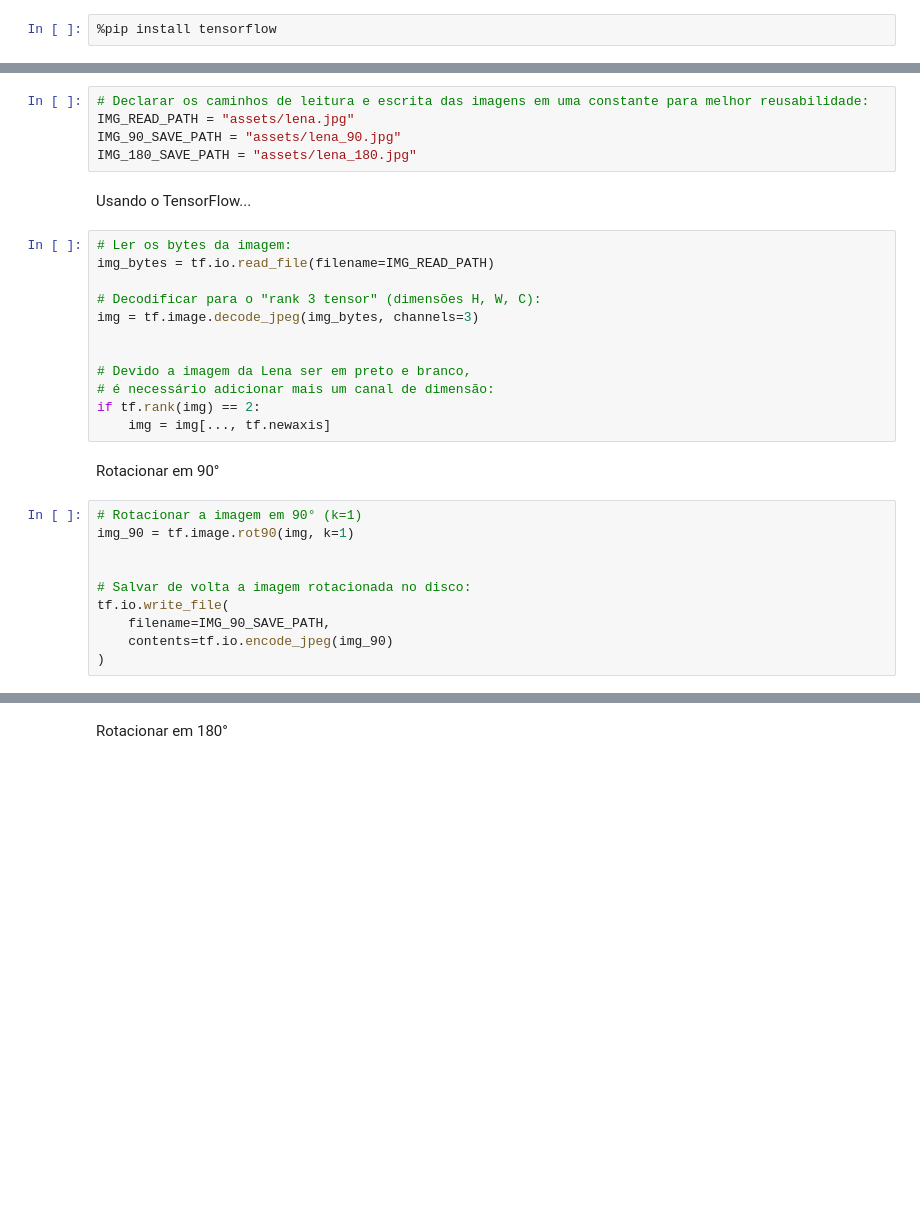
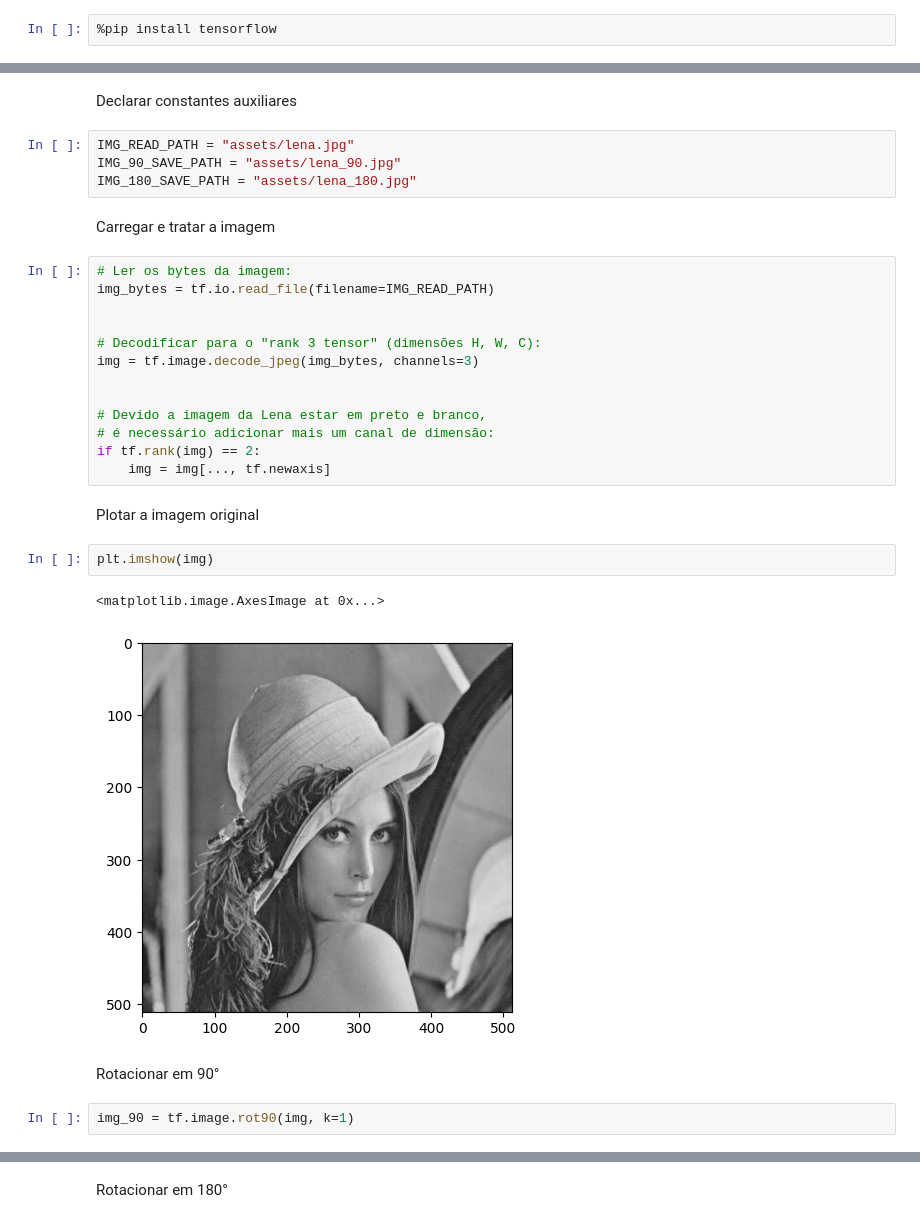
Before and after one commit to rodolfo-brandao/pos-graduacao, a Jupyter notebook: src/modulo-06/transformacao_linear.ipynb, the cells around one changed output, grey strips where cells are left out. Drawn from its saved outputs; the diff is of its cells as text; blank space fills up the shorter version.

```diff
--- a/src/modulo-06/transformacao_linear.ipynb
+++ b/src/modulo-06/transformacao_linear.ipynb
@@ -13,31 +18,32 @@ import tensorflow as tf
+# %% [markdown]
+Declarar constantes auxiliares
 # %%
-# Declarar os caminhos de leitura e escrita das imagens em uma constante para melhor reusabilidade:
 IMG_READ_PATH = "assets/lena.jpg"
 IMG_90_SAVE_PATH = "assets/lena_90.jpg"
 IMG_180_SAVE_PATH = "assets/lena_180.jpg"
 # %% [markdown]
-Usando o TensorFlow...
+Carregar e tratar a imagem
 # %%
 # Ler os bytes da imagem:
 img_bytes = tf.io.read_file(filename=IMG_READ_PATH)
+
 
 # Decodificar para o "rank 3 tensor" (dimensões H, W, C):
 img = tf.image.decode_jpeg(img_bytes, channels=3)
 
 
-# Devido a imagem da Lena ser em preto e branco,
+# Devido a imagem da Lena estar em preto e branco,
 # é necessário adicionar mais um canal de dimensão:
 if tf.rank(img) == 2:
     img = img[..., tf.newaxis]
+# %% [markdown]
+Plotar a imagem original
+# %%
+plt.imshow(img)
+# %% [output]
+<matplotlib.image.AxesImage at 0x...>
+[figure, added]
 # %% [markdown]
 Rotacionar em 90°
 # %%
-# Rotacionar a imagem em 90° (k=1)
 img_90 = tf.image.rot90(img, k=1)
-
-
-# Salvar de volta a imagem rotacionada no disco:
-tf.io.write_file(
-    filename=IMG_90_SAVE_PATH,
-    contents=tf.io.encode_jpeg(img_90)
-)
```
Also changed, not shown: parts of 10 cells of this notebook, 2 other files.
